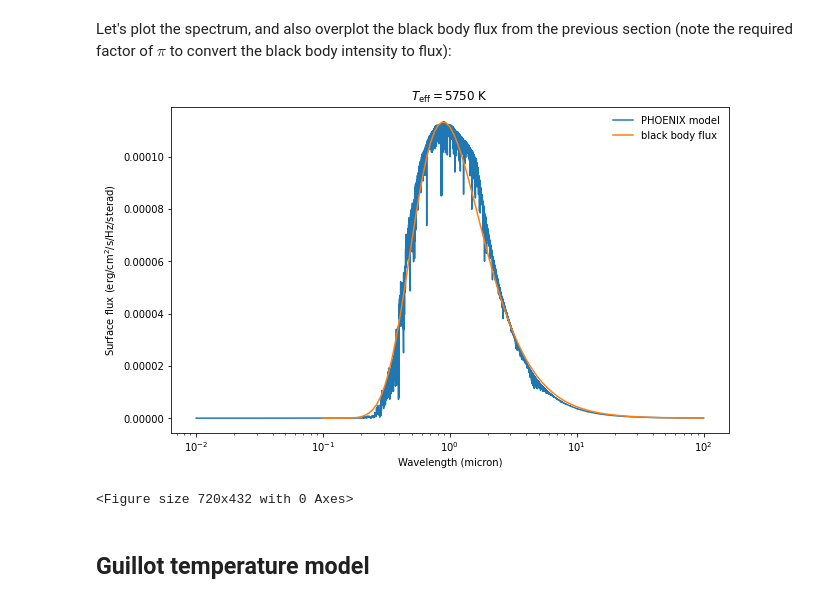
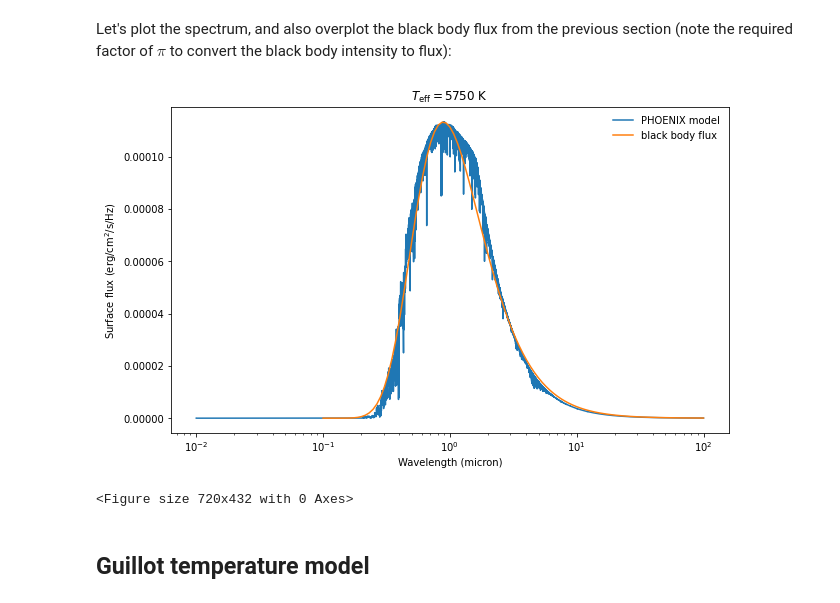
Before and after one commit to jovian-explorer/petitRADTRANS, a Jupyter notebook: docs/content/notebooks/nat_cst_utility.ipynb, the cells around one changed output. Cells and saved outputs as stored; diff of their text form; code cells hidden in the pictures.

```diff
--- a/docs/content/notebooks/nat_cst_utility.ipynb
+++ b/docs/content/notebooks/nat_cst_utility.ipynb
@@ -10,12 +12,14 @@ from petitRADTRANS import nat_cst as nc
 # %% [markdown]
 The planck function $B_\nu(T)$, in units of erg/cm$^2$/s/Hz/steradian, for a given frequency array, can be generated like this:
 # %%
+from petitRADTRANS import physics
+
 # Define wavelength array, in cm
 lamb = np.logspace(-5,-2,100)
 # Convert to frequencies
 freq = nc.c / lamb
 # Calculate Planck function at 5750 K
-planck = nc.b(5750., freq)
+planck = physics.b(5750., freq)
 # %% [markdown]
 Let's plot the Planck function:
 # %%
@@ -38,24 +43,27 @@ Within petitRADTRANS the PHOENIX and ATLAS9 stellar spectra can be used, as desc
 # %% [markdown]
 The models can be acessed like this, this is for a 5750 K effective temperature star on the main sequence:
 # %%
-stellar_spec = nc.get_PHOENIX_spec(5750)
+from petitRADTRANS import phoenix
+
+stellar_spec = phoenix.get_PHOENIX_spec(5750)
 wlen_in_cm = stellar_spec[:,0]
 flux_star = stellar_spec[:,1]
 # %% [markdown]
 Let's plot the spectrum, and also overplot the black body flux from the previous section (note the required factor of $\pi$ to convert the black body intensity to flux):
 # %%
 import pylab as plt
+
 plt.plot(wlen_in_cm/1e-4, flux_star, label = 'PHOENIX model')
 plt.plot(lamb/1e-4, np.pi*planck, label = 'black body flux')
 plt.title(r'$T_{\rm eff}=5750$ K')
 plt.xscale('log')
 plt.xlabel('Wavelength (micron)')
-plt.ylabel('Surface flux (erg/cm$^2$/s/Hz/sterad)')
+plt.ylabel('Surface flux (erg/cm$^2$/s/Hz)')
 plt.legend(loc = 'best', frameon = False)
 plt.show()
 plt.clf()
 # %% [output]
-[figure, old version]
+[figure, new version]
 <Figure size 720x432 with 0 Axes>
 # %% [markdown]
 ## Guillot temperature model
```
Also changed, not shown: parts of 4 cells of this notebook, 33 other files.
